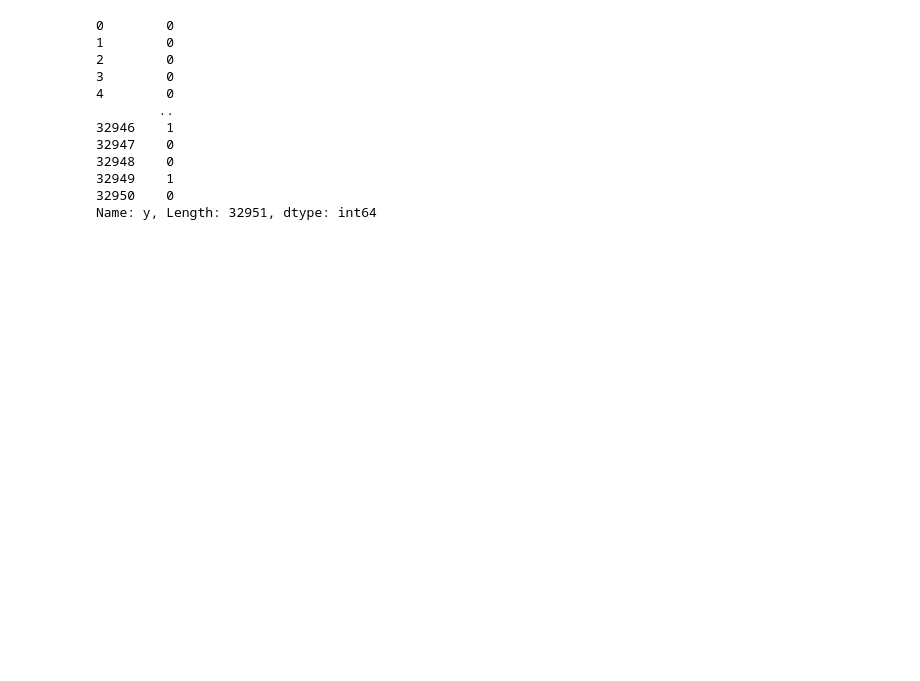
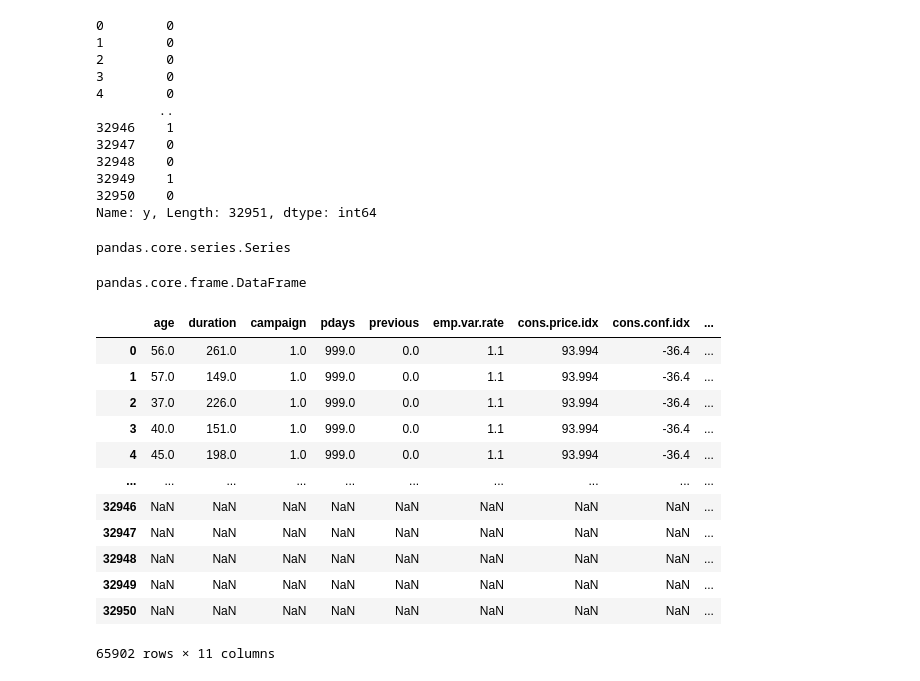
Before and after one commit to rzadrzi/deep-learning-pytorch, a Jupyter notebook: ANN/bank_marketing.ipynb, the cells around one changed output. Saved outputs shown, nothing was run; the diff lists cells and outputs as text; code cells hidden in the pictures; blank space fills up the shorter version.

```diff
--- a/ANN/bank_marketing.ipynb
+++ b/ANN/bank_marketing.ipynb
@@ -129,3 +114,29 @@ y
 32949    1
 32950    0
 Name: y, Length: 32951, dtype: int64
+# %%
+type(y)
+# %% [output]
+pandas.core.series.Series
+# %%
+type(df)
+# %% [output]
+pandas.core.frame.DataFrame
+# %%
+all_df = pd.concat([df, y])
+# %%
+all_df
+# %% [output]
+|  | age | duration | campaign | pdays | previous | emp.var.rate | cons.price.idx | cons.conf.idx | ... |
+| 0 | 56.0 | 261.0 | 1.0 | 999.0 | 0.0 | 1.1 | 93.994 | -36.4 | ... |
+| 1 | 57.0 | 149.0 | 1.0 | 999.0 | 0.0 | 1.1 | 93.994 | -36.4 | ... |
+| 2 | 37.0 | 226.0 | 1.0 | 999.0 | 0.0 | 1.1 | 93.994 | -36.4 | ... |
+| 3 | 40.0 | 151.0 | 1.0 | 999.0 | 0.0 | 1.1 | 93.994 | -36.4 | ... |
+| 4 | 45.0 | 198.0 | 1.0 | 999.0 | 0.0 | 1.1 | 93.994 | -36.4 | ... |
+| ... | ... | ... | ... | ... | ... | ... | ... | ... | ... |
+| 32946 | NaN | NaN | NaN | NaN | NaN | NaN | NaN | NaN | ... |
+| 32947 | NaN | NaN | NaN | NaN | NaN | NaN | NaN | NaN | ... |
+| 32948 | NaN | NaN | NaN | NaN | NaN | NaN | NaN | NaN | ... |
+| 32949 | NaN | NaN | NaN | NaN | NaN | NaN | NaN | NaN | ... |
+| 32950 | NaN | NaN | NaN | NaN | NaN | NaN | NaN | NaN | ... |
+65902 rows × 11 columns
```
Also changed, not shown: parts of 3 cells of this notebook.
